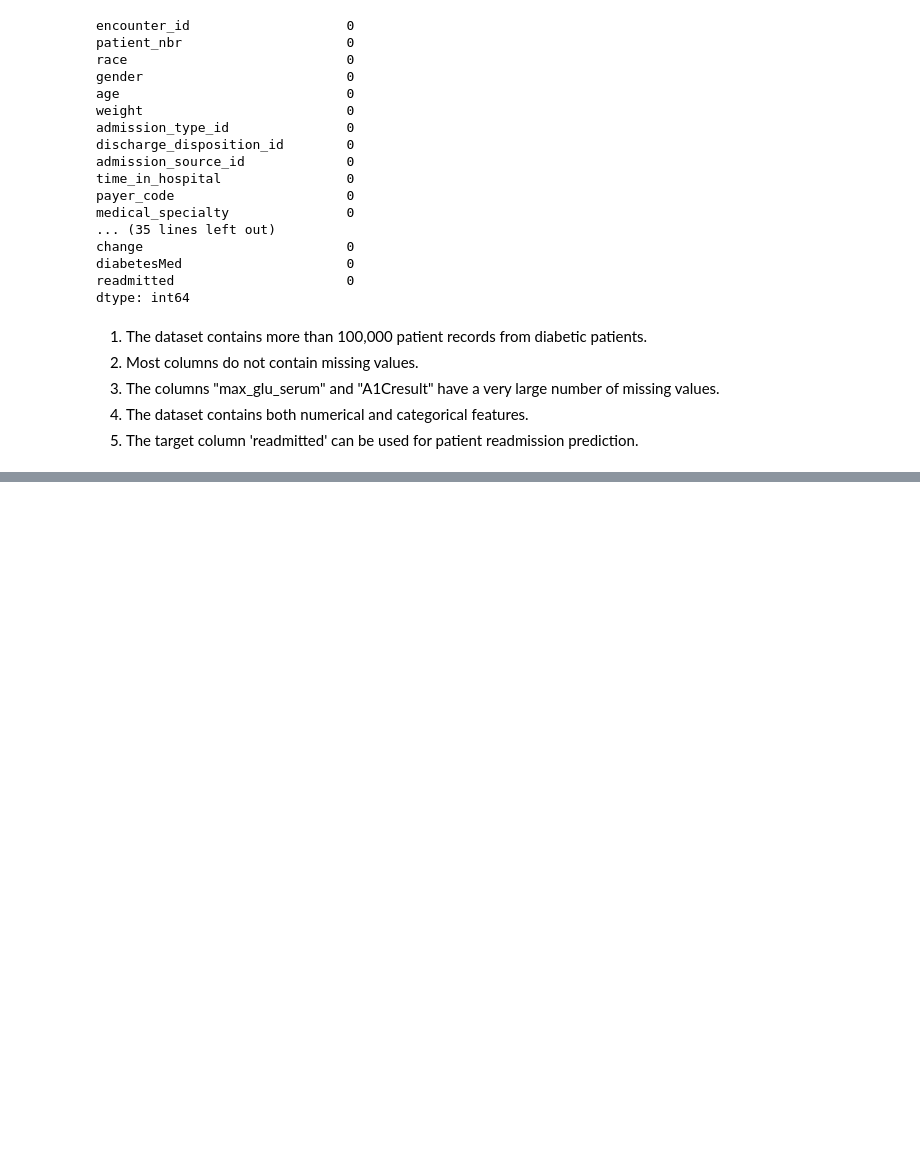
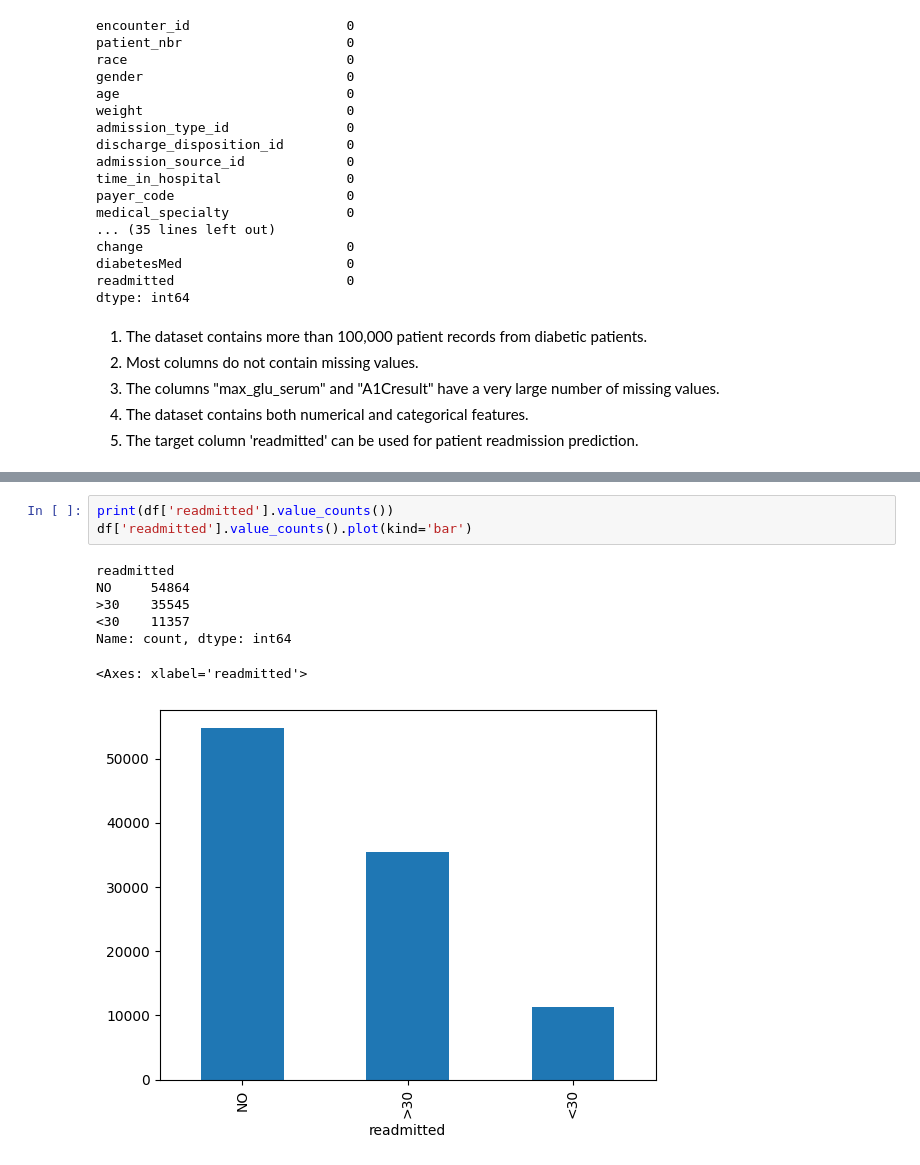
Before and after one commit to SarthakJa18/uci-diabetes-readmission-eda, a Jupyter notebook: patient-readmission-eda.ipynb, the cells around one changed output, grey strips where cells are left out. Drawn from its saved outputs; the diff is of its cells as text; blank space fills up the shorter version.

```diff
--- a/patient-readmission-eda.ipynb
+++ b/patient-readmission-eda.ipynb
@@ -65,0 +73,11 @@ dtype: int64
+# %%
+print(df['readmitted'].value_counts())
+df['readmitted'].value_counts().plot(kind='bar')
+# %% [output]
+readmitted
+NO     54864
+>30    35545
+<30    11357
+Name: count, dtype: int64
+<Axes: xlabel='readmitted'>
+[figure, added]
```
Also changed, not shown: parts of 28 cells of this notebook, 1 other file.
